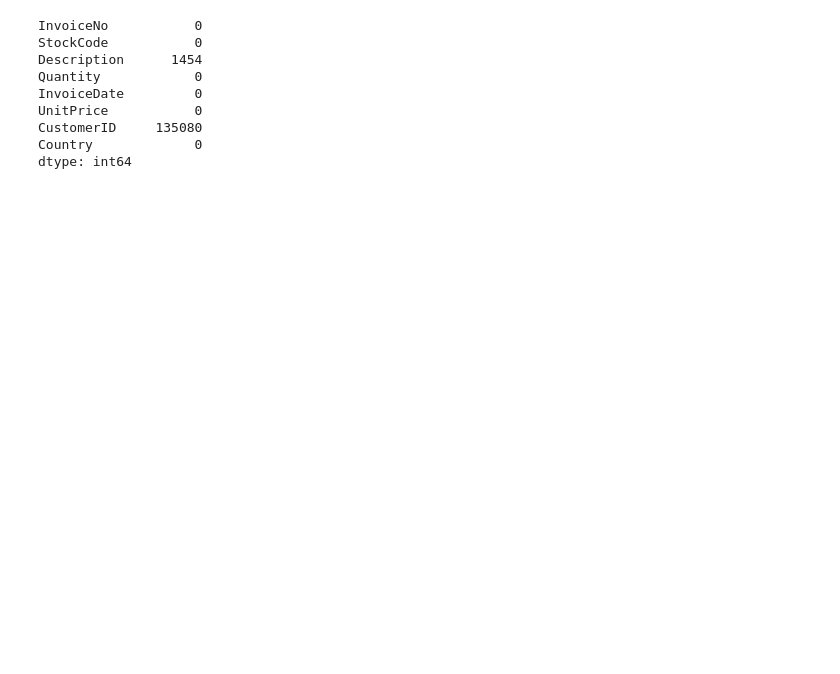
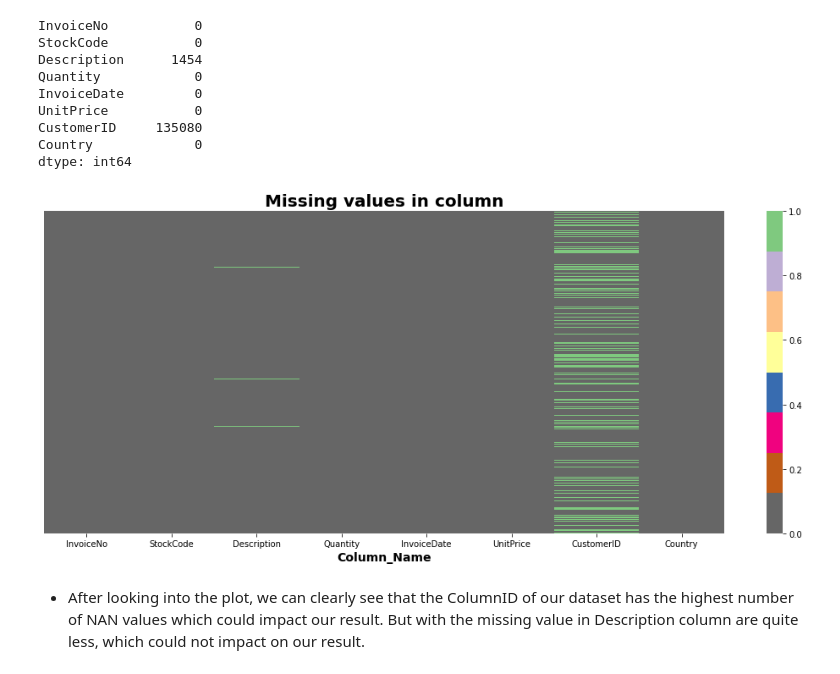
Before and after one commit to Nikkiie/Online-Retail-Customer-Segmentation-Unsupervised, a Jupyter notebook: Online_Retail_Customer_Segmentation_Unsupervised.ipynb, the cells around one changed output. Cells and saved outputs as stored; diff of their text form; code cells hidden in the pictures; blank space fills up the shorter version.

```diff
--- a/Online_Retail_Customer_Segmentation_Unsupervised.ipynb
+++ b/Online_Retail_Customer_Segmentation_Unsupervised.ipynb
@@ -141,3 +158,14 @@ UnitPrice           0
 CustomerID     135080
 Country             0
 dtype: int64
+# %%
+#Plot for visualizing null values
+plt.figure(figsize=(18, 7))
+sns.heatmap(df.isnull(), cbar=True, yticklabels=False, cmap="Accent_r")
+plt.xlabel("Column_Name", size=14, weight="bold")
+plt.title("Missing values in column",fontweight="bold",size=20)
+plt.show()
+# %% [output]
+[figure, added]
+# %% [markdown]
+* After looking into the plot, we can clearly see that the ColumnID of our dataset has the highest number of NAN values which could impact our result. But with the missing value in Description column are quite less, which could not impact on our result.
```
Also changed, not shown: parts of 8 cells of this notebook.
